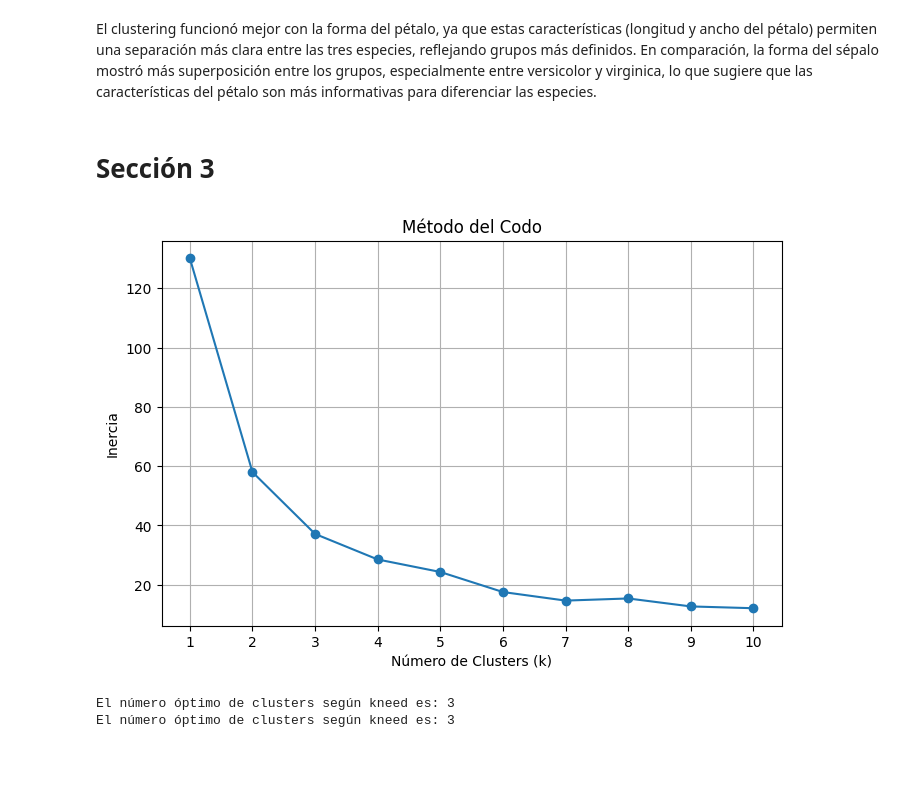
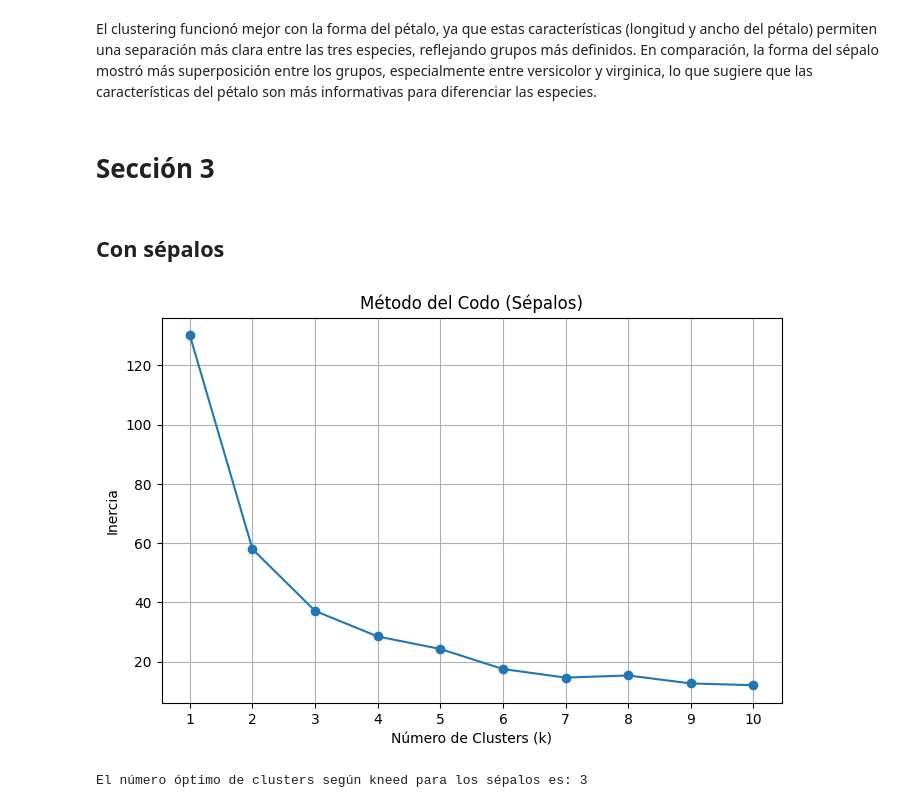
Before and after one commit to SergioAle210/HT2-DataMining, a Jupyter notebook: codigo.ipynb, the cells around one changed output. Cells and saved outputs as stored; diff of their text form; code cells hidden in the pictures; blank space fills up the shorter version.

```diff
--- a/codigo.ipynb
+++ b/codigo.ipynb
@@ -444,40 +450,39 @@ Sí, el clustering con la forma del pétalo funcionó de manera efectiva, ya que
 # %% [markdown]
 El clustering funcionó mejor con la forma del pétalo, ya que estas características (longitud y ancho del pétalo) permiten una separación más clara entre las tres especies, reflejando grupos más definidos. En comparación, la forma del sépalo mostró más superposición entre los grupos, especialmente entre versicolor y virginica, lo que sugiere que las características del pétalo son más informativas para diferenciar las especies.
 # %% [markdown]
-# Sección 3
+# **Sección 3**
+# %% [markdown]
+## **Con sépalos**
 # %%
 from sklearn.cluster import KMeans
 import matplotlib.pyplot as plt
 from kneed import KneeLocator  # Importar la librería kneed
 
 # Rango de valores de k
 k_values = range(1, 11)
-inertia = []
+inertia_sepal = []
 
 # Calcular inercia para cada valor de k
 for k in k_values:
     kmeans = KMeans(n_clusters=k, random_state=42)
     kmeans.fit(iris1[["sepal_length", "sepal_width"]])
-    inertia.append(kmeans.inertia_)
+    inertia_sepal.append(kmeans.inertia_)
 
 # Graficar el método del codo
 plt.figure(figsize=(8, 5))
-plt.plot(k_values, inertia, marker="o")
-plt.title("Método del Codo")
+plt.plot(k_values, inertia_sepal, marker="o")
+plt.title("Método del Codo (Sépalos)")
 plt.xlabel("Número de Clusters (k)")
 plt.ylabel("Inercia")
 plt.xticks(k_values)
 plt.grid(True)
 plt.show()
 
 # Usar kneed para detectar automáticamente el codo
-kneedle = KneeLocator(k_values, inertia, curve="convex", direction="decreasing")
+kneedle = KneeLocator(k_values, inertia_sepal, curve="convex", direction="decreasing")
 codo = kneedle.elbow
 
-print(f"El número óptimo de clusters según kneed es: {codo}")
-
-print("El número óptimo de clusters según kneed es: "+str(codo))
+print(f"El número óptimo de clusters según kneed para los sépalos es: {codo}")
 # %% [output]
-[figure, old version]
+[figure, new version]
-El número óptimo de clusters según kneed es: 3
-El número óptimo de clusters según kneed es: 3
+El número óptimo de clusters según kneed para los sépalos es: 3
```
Also changed, not shown: parts of 8 cells of this notebook.
